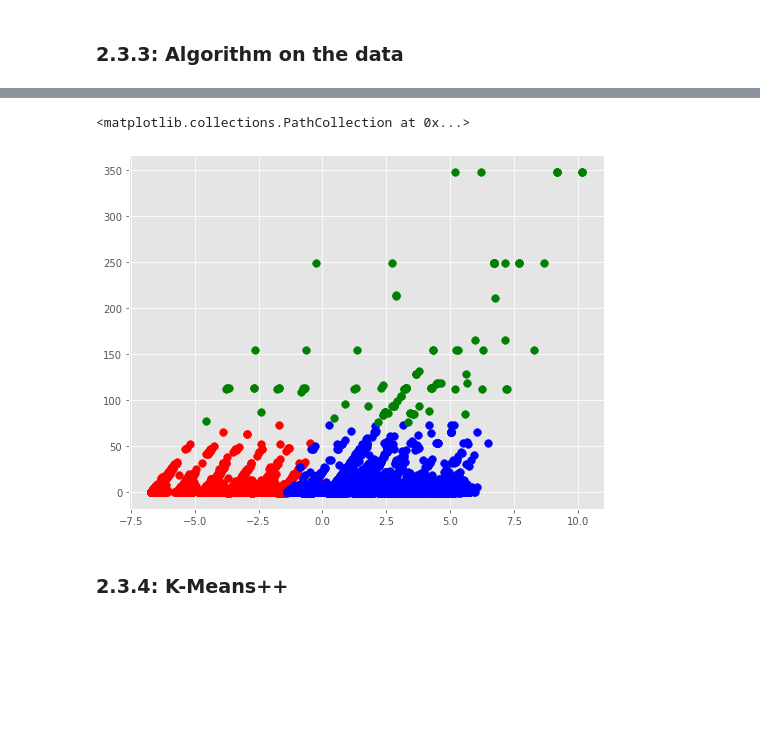
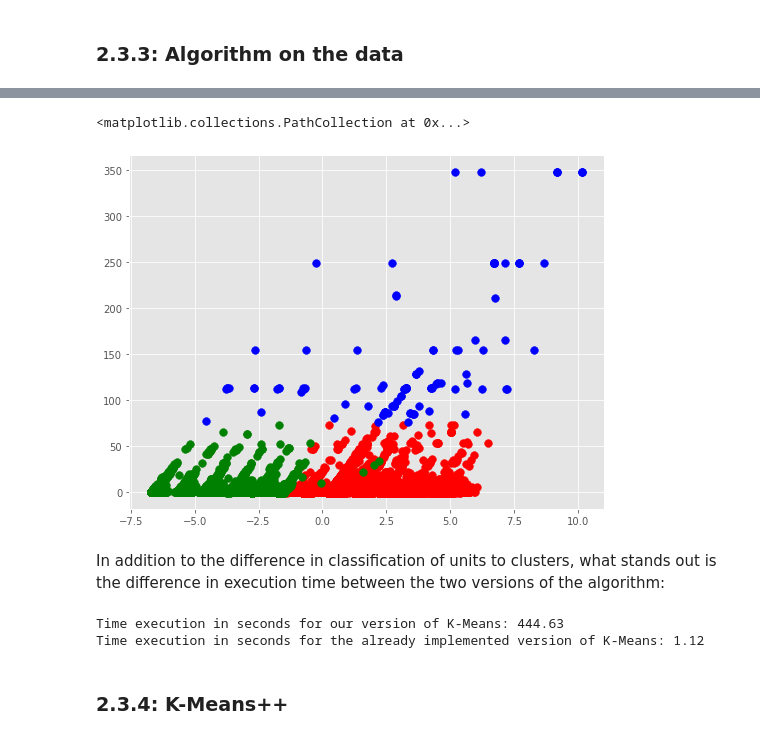
Before and after one commit to simonefacchiano/ADM-HW4, a Jupyter notebook: HW4.ipynb, the cells around one changed output, grey strips where cells are left out. Drawn from its saved outputs; the diff is of its cells as text; code cells hidden in the pictures; blank space fills up the shorter version.

```diff
--- a/HW4.ipynb
+++ b/HW4.ipynb
@@ -769,7 +767,7 @@ X
 # %%
 # Now that we have our new dataset ready, we search the optimal number of principal components:
 
-def pca_hw4(X, treshold = 70):
+def pca_hw4(X, treshold):
 
     # Part 1: Import the packages
     # --------------------------------------------------------------------------------------------------------------------------------------------
@@ -998,7 +996,7 @@ from sklearn.metrics import silhouette_score
 # %% [markdown]
 First Method for the choice of the optimal number of clusters: Elbow Method
 # %%
-kmeans_kwargs = { "init": "random", "n_init": 10, "max_iter": 300, "random_state": 42}
+kmeans_kwargs = { "init": "random", "n_init": 10, "max_iter": 200, "random_state": 42}
 
 sse = []
 
@@ -1056,8 +1088,8 @@ Therefore, also to make the algorithm computationally lighter in the next step,
 # %%
-# Now that we know how many clusters we need, we assign the labels:
+#Initialize the class object
+st_kmeans = time.time()
+kmeans = KMeans(n_clusters= 3) #, init = 'k-means++', random_state=42
+labels_kmeans = kmeans.fit_predict(pca)
+et_kmeans = time.time()
 
-#Initialize the class object
-kmeans = KMeans(n_clusters= 3) #, init = 'k-means++', random_state=42
-
-labels = kmeans.fit_predict(pca)
-np.unique(labels)
+execution_time_kmeans = et_kmeans - st_kmeans
@@ -1083,13 +1096,21 @@ plt.show()
 # %%
 # Of course it's not easy to visualize almost 1 million points... se we will go for a 2D representation.
 
 plt.figure(figsize=[8.5, 6.5])
-plt.scatter(pca[labels==0, 0], pca[labels==0, 1], s=60, c='red')
-plt.scatter(pca[labels==1, 0], pca[labels==1, 1], s=60, c='blue')
-plt.scatter(pca[labels==2, 0], pca[labels==2, 1], s=60, c='green')
+plt.scatter(pca[labels_kmeans==0, 0], pca[labels_kmeans==0, 1], s=60, c='red')
+plt.scatter(pca[labels_kmeans==1, 0], pca[labels_kmeans==1, 1], s=60, c='blue')
+plt.scatter(pca[labels_kmeans==2, 0], pca[labels_kmeans==2, 1], s=60, c='green')
 # %% [output]
 <matplotlib.collections.PathCollection at 0x...>
-[figure, old version]
+[figure, new version]
+# %% [markdown]
+In addition to the difference in classification of units to clusters, what stands out is the difference in execution time between the two versions of the algorithm:
+# %%
+print('Time execution in seconds for our version of K-Means:', round(execution_time_my_kmeans, 2))
+print('Time execution in seconds for the already implemented version of K-Means:', round(execution_time_kmeans, 2))
+# %% [output]
+Time execution in seconds for our version of K-Means: 444.63
+Time execution in seconds for the already implemented version of K-Means: 1.12
 # %% [markdown]
 ### 2.3.4: K-Means++
 # %%
```
Also changed, not shown: parts of 27 cells of this notebook.
